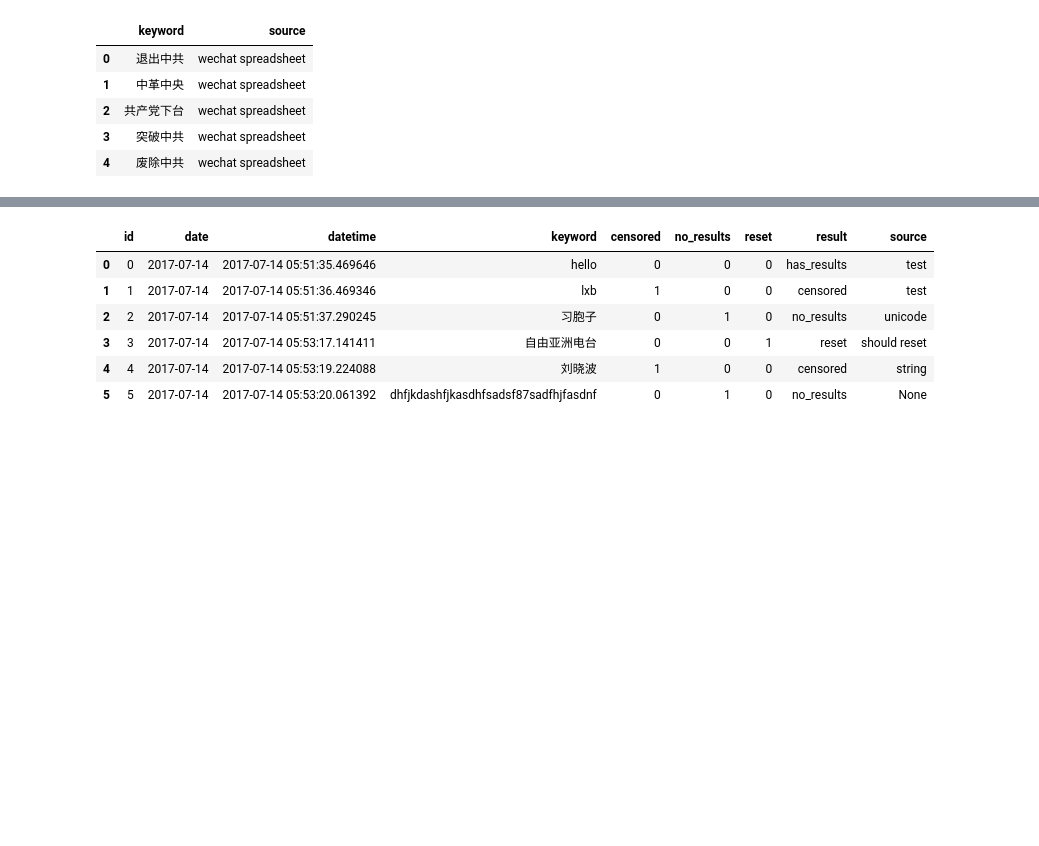
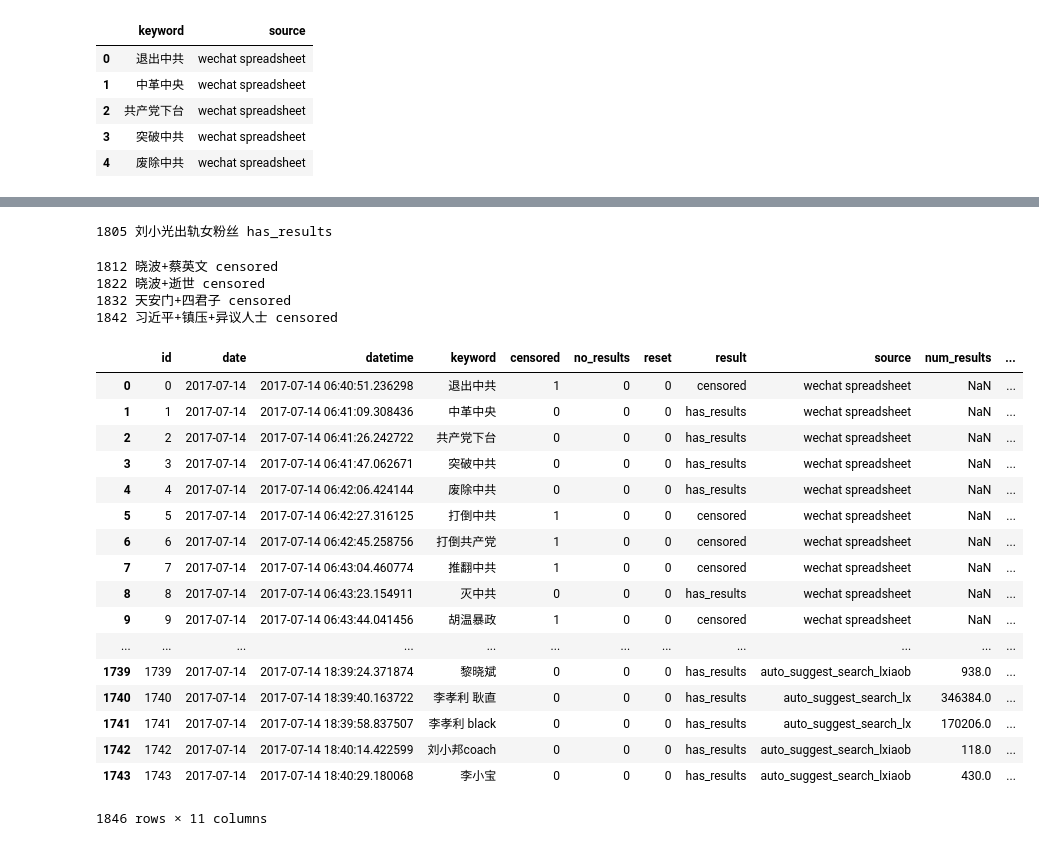
Before and after one commit to jasonqng/blocked-on-weibo, a Jupyter notebook: weibo-search-notebook.ipynb, the cells around one changed output, grey strips where cells are left out. Saved outputs shown, nothing was run; the diff lists cells and outputs as text; code cells hidden in the pictures; blank space fills up the shorter version.

Commit message:
Updated with all sets of keywords used for testing

```diff
--- a/weibo-search-notebook.ipynb
+++ b/weibo-search-notebook.ipynb
@@ -3,7 +3,6 @@
 # -*- coding: utf-8 -*-
 
 from bs4 import BeautifulSoup
-import urllib
 import codecs
 import time
 import random
@@ -14,10 +13,17 @@ import os
 from df2gspread import gspread2df as g2d
 import io
 import requests
+
+import base64
+import re
+import rsa
+import json
+import binascii
+import weibo_credentials
 import ast
 import weibo_credentials
 
-pd.set_option('display.max_rows', 500)
+pd.set_option('display.max_rows', 600)
 # %%
 ### SETTINGS
 
@@ -165,7 +193,10 @@ if new_database and os.path.isfile(sqlite_file):
 if not os.path.isfile(sqlite_file):
     create_table(sqlite_file)
 # %%
-def insert_into_table(record_id,keyword,result,source):
+def insert_into_table(record_id,keyword,result,source,notes=None,num_results=None):
+    """
+    Writing the results to the sqlite database file
+    """
     conn = sqlite3.connect(sqlite_file)
     conn.text_factory = str
     c = conn.cursor()
@@ -188,15 +219,17 @@ def insert_into_table(record_id,keyword,result,source):
     else:
         reset = False
 
-    query = """INSERT INTO results (id, date, datetime, keyword, censored, no_results, reset, result, source) VALUES (?,?,?,?,?,?,?,?,?);"""
-    c.execute(query,(record_id, d, dt, keyword, censored, no_results, reset, result, source))
+    query = """INSERT INTO results (id, date, datetime, keyword, censored, no_results, reset, result, source, num_results, notes) VALUES (?,?,?,?,?,?,?,?,?,?,?);"""
+    if isinstance(notes, list):
+        notes = str(notes)
+    c.execute(query,(record_id, d, dt, keyword, censored, no_results, reset, result, source, num_results, notes))
 
     conn.commit()
     conn.close()
 
 def sqlite_to_df(sqlite_file):
     conn = sqlite3.connect(sqlite_file)
-    df = pd.read_sql_query("select * from results;", conn)
+    df = pd.read_sql_query("select * from results where source!='_meta_';", conn)
     return df
 # %%
 def get_keywords_from_source(location,keyword_col_name,source_name,lxb_categories=None):
@@ -289,0 +381,4 @@ run(test_keywords)
+# %%
+run(suggested_keywords2_df)
+# %% [output]
+1805 刘小光出轨女粉丝 has_results
@@ -290,11 +389,29 @@ run(test_keywords)
+# %%
+run(test_keywords_2)
+# %% [output]
+1812 晓波+蔡英文 censored
+1822 晓波+逝世 censored
+1832 天安门+四君子 censored
+1842 习近平+镇压+异议人士 censored
 # %%
-sample_df = sqlite_to_df(sqlite_file)
-sample_df
+results_df = sqlite_to_df(sqlite_file)
+results_df
 # %% [output]
-|  | id | date | datetime | keyword | censored | no_results | reset | result | source |
-| 0 | 0 | 2017-07-14 | 2017-07-14 05:51:35.469646 | hello | 0 | 0 | 0 | has_results | test |
-| 1 | 1 | 2017-07-14 | 2017-07-14 05:51:36.469346 | lxb | 1 | 0 | 0 | censored | test |
-| 2 | 2 | 2017-07-14 | 2017-07-14 05:51:37.290245 | 习胞子 | 0 | 1 | 0 | no_results | unicode |
-| 3 | 3 | 2017-07-14 | 2017-07-14 05:53:17.141411 | 自由亚洲电台 | 0 | 0 | 1 | reset | should reset |
-| 4 | 4 | 2017-07-14 | 2017-07-14 05:53:19.224088 | 刘晓波 | 1 | 0 | 0 | censored | string |
-| 5 | 5 | 2017-07-14 | 2017-07-14 05:53:20.061392 | dhfjkdashfjkasdhfsadsf87sadfhjfasdnf | 0 | 1 | 0 | no_results | None |
+|  | id | date | datetime | keyword | censored | no_results | reset | result | source | num_results | ... |
+| 0 | 0 | 2017-07-14 | 2017-07-14 06:40:51.236298 | 退出中共 | 1 | 0 | 0 | censored | wechat spreadsheet | NaN | ... |
+| 1 | 1 | 2017-07-14 | 2017-07-14 06:41:09.308436 | 中革中央 | 0 | 0 | 0 | has_results | wechat spreadsheet | NaN | ... |
+| 2 | 2 | 2017-07-14 | 2017-07-14 06:41:26.242722 | 共产党下台 | 0 | 0 | 0 | has_results | wechat spreadsheet | NaN | ... |
+| 3 | 3 | 2017-07-14 | 2017-07-14 06:41:47.062671 | 突破中共 | 0 | 0 | 0 | has_results | wechat spreadsheet | NaN | ... |
+| 4 | 4 | 2017-07-14 | 2017-07-14 06:42:06.424144 | 废除中共 | 0 | 0 | 0 | has_results | wechat spreadsheet | NaN | ... |
+| 5 | 5 | 2017-07-14 | 2017-07-14 06:42:27.316125 | 打倒中共 | 1 | 0 | 0 | censored | wechat spreadsheet | NaN | ... |
+| 6 | 6 | 2017-07-14 | 2017-07-14 06:42:45.258756 | 打倒共产党 | 1 | 0 | 0 | censored | wechat spreadsheet | NaN | ... |
+| 7 | 7 | 2017-07-14 | 2017-07-14 06:43:04.460774 | 推翻中共 | 1 | 0 | 0 | censored | wechat spreadsheet | NaN | ... |
+| 8 | 8 | 2017-07-14 | 2017-07-14 06:43:23.154911 | 灭中共 | 0 | 0 | 0 | has_results | wechat spreadsheet | NaN | ... |
+| 9 | 9 | 2017-07-14 | 2017-07-14 06:43:44.041456 | 胡温暴政 | 1 | 0 | 0 | censored | wechat spreadsheet | NaN | ... |
+| ... | ... | ... | ... | ... | ... | ... | ... | ... | ... | ... | ... |
+| 1739 | 1739 | 2017-07-14 | 2017-07-14 18:39:24.371874 | 黎晓斌 | 0 | 0 | 0 | has_results | auto_suggest_search_lxiaob | 938.0 | ... |
+| 1740 | 1740 | 2017-07-14 | 2017-07-14 18:39:40.163722 | 李孝利 耿直 | 0 | 0 | 0 | has_results | auto_suggest_search_lx | 346384.0 | ... |
+| 1741 | 1741 | 2017-07-14 | 2017-07-14 18:39:58.837507 | 李孝利 black | 0 | 0 | 0 | has_results | auto_suggest_search_lx | 170206.0 | ... |
+| 1742 | 1742 | 2017-07-14 | 2017-07-14 18:40:14.422599 | 刘小邦coach | 0 | 0 | 0 | has_results | auto_suggest_search_lxiaob | 118.0 | ... |
+| 1743 | 1743 | 2017-07-14 | 2017-07-14 18:40:29.180068 | 李小宝 | 0 | 0 | 0 | has_results | auto_suggest_search_lxiaob | 430.0 | ... |
+1846 rows × 11 columns
```
Also changed, not shown: parts of 23 cells of this notebook.
